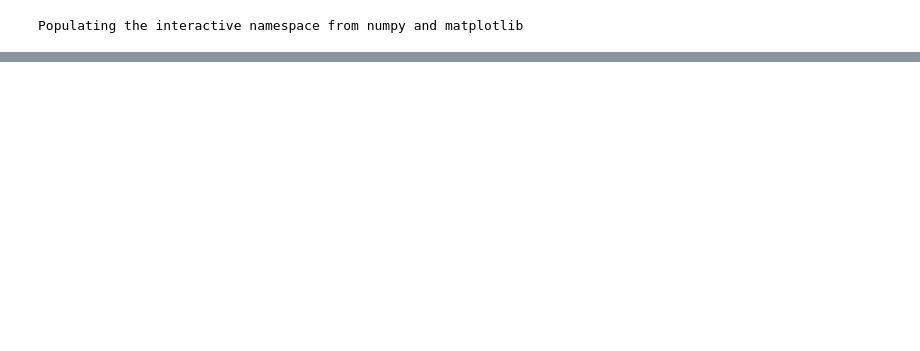
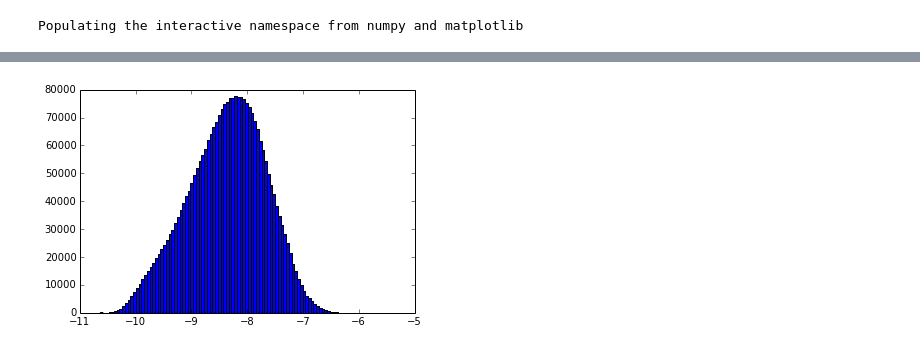
Before and after one commit to forero/ArepoWeb, a Jupyter notebook: src/PlayArepoSnapshot.ipynb, the cells around one changed output, grey strips where cells are left out. Cells and saved outputs as stored; diff of their text form; code cells hidden in the pictures; blank space fills up the shorter version.

```diff
--- a/src/PlayArepoSnapshot.ipynb
+++ b/src/PlayArepoSnapshot.ipynb
@@ -57,0 +9,2 @@ scatter(fluid_quants[:100000,0], fluid_quants[:100000,1],s=0.1)
+# %%
+rcParams['figure.figsize'] = 10, 10
@@ -57,0 +71,8 @@ scatter(fluid_quants[:100000,0], fluid_quants[:100000,1],s=0.1)
+# %%
+snapnum=135
+filenum=10
+data_path= "/Users/forero/work/ArepoWeb/data/L75n455FP/snapdir_135"
+pos, vel, p, dens, vol = load_snap(data_path, snapnum, filenum)
+n = hist(log10(dens),100)
+# %% [output]
+[figure, added]
```
Also changed, not shown: parts of 25 cells of this notebook.
